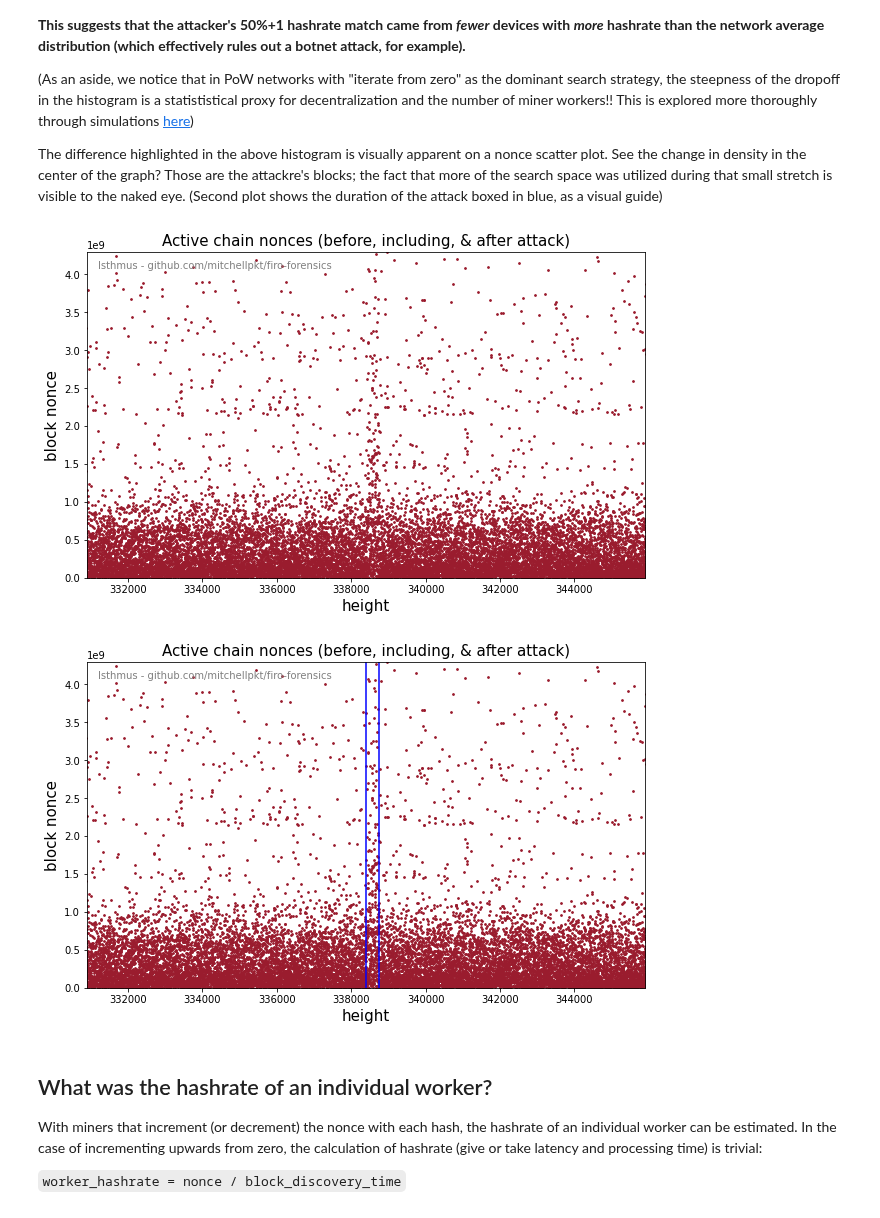
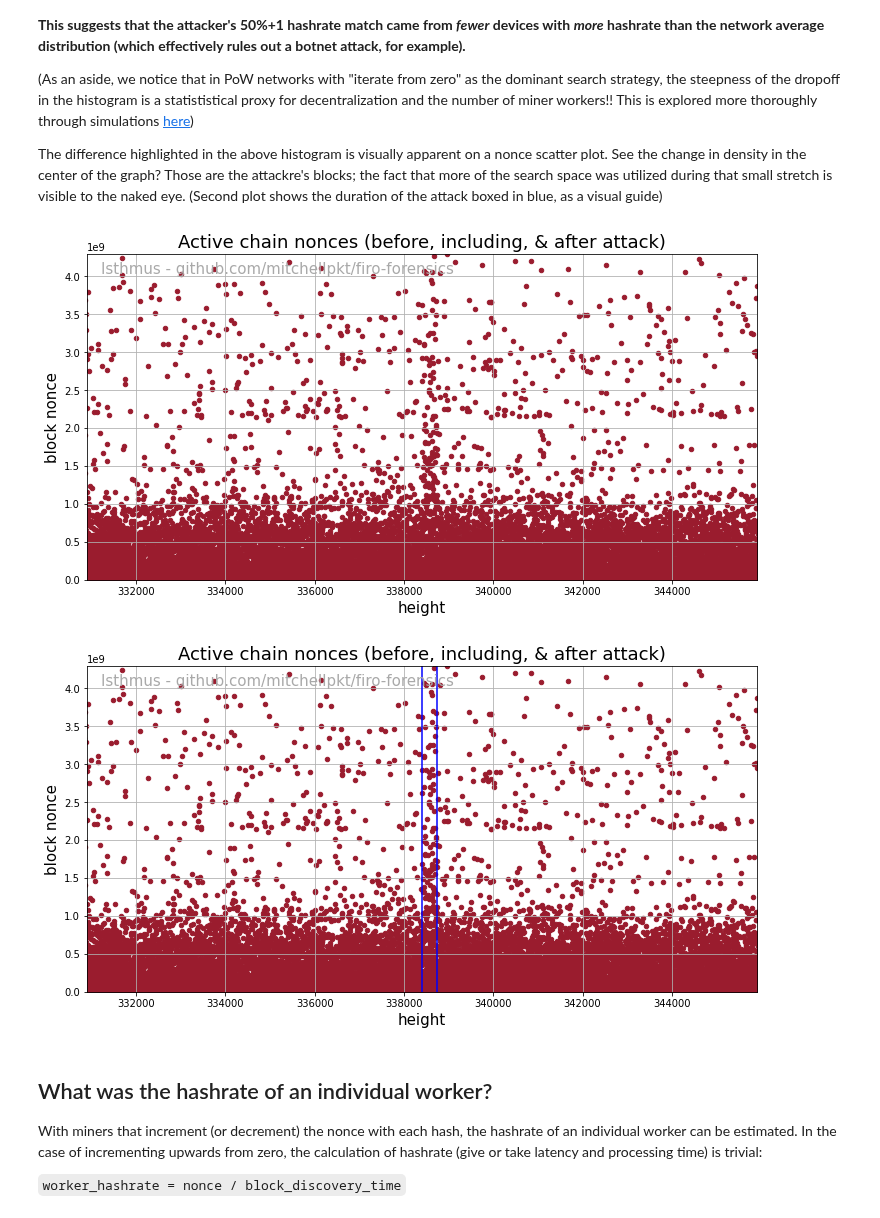
Before and after one commit to Mitchellpkt/firo-forensics, a Jupyter notebook: analysis/jupyter-python-firo-forensics.ipynb, the cells around one changed output. Drawn from its saved outputs; the diff is of its cells as text; code cells hidden in the pictures.

```diff
--- a/analysis/jupyter-python-firo-forensics.ipynb
+++ b/analysis/jupyter-python-firo-forensics.ipynb
@@ -38,9 +69,11 @@ Color theme
 # %%
-pd.set_option('display.max_rows', None)
-firo_red = (155 / 256, 28 / 256, 46 / 256)
-firo_red_array = np.array([firo_red])
-firo_gray = (244 / 256, 244 / 256, 244 / 256)
-watermark_text = "Isthmus - github.com/mitchellpkt/firo-forensics"
+firo_red: Tuple[float, float, float] = (155 / 256, 28 / 256, 46 / 256)
+firo_red_array: np.ndarray = np.array([firo_red])
+firo_gray: Tuple[float, float, float] = (244 / 256, 244 / 256, 244 / 256)
+watermark_text: str = "Isthmus - github.com/mitchellpkt/firo-forensics"
+style: isli.Style = isli.Style(color=firo_red, watermark_color='darkgray', watermark_text=watermark_text,
+                               watermark_fontsize=15, figsize=(12, 6), watermark_placement=(0.02, 0.94),
+                               median_linestyle='-')
 # %% [markdown]
 Disable scrolling in Jupyter notebooks
 # %%
@@ -61,7 +88,10 @@ abandoned_blocks.rename(columns=lambda x: x.strip(), inplace=True)
+# %%
+active_blocks: pd.DataFrame = pd.read_csv(pathlib.Path.cwd() / '..' / 'data' / 'firo_active_chain.csv', delimiter=';')
+abandoned_blocks: pd.DataFrame = pd.read_csv(pathlib.Path.cwd() / '..' / 'data' / 'firo_abandoned.csv', delimiter=';')
 # %% [markdown]
 Pull out attack blocks
 # %%
-attack_blocks = active_blocks[active_blocks['height'].isin(abandoned_blocks['height'])]
+attack_blocks = active_blocks.loc[active_blocks['height'].isin(abandoned_blocks['height']), :].reset_index(drop=True)
 # %% [markdown]
 ## Which blocks did the attacker mine?
 
@@ -236,0 +232,15 @@ plt.legend(['Blocks from 50%+1 attack', 'Firo baseline (control case)'], fontsiz
+# %%
+# Find the control blocks
+window_width: int = 15_000  # blocks
+first_attack_block: int = min(attack_blocks['height'])
+last_attack_block: int = max(attack_blocks['height'])
+window_left: int = first_attack_block - window_width // 2
+window_right: int = first_attack_block + window_width // 2
+control_blocks: pd.DataFrame = active_blocks.loc[active_blocks.height.between(window_left, window_right),
+                               :].reset_index(drop=True)
+
+# Plot the distribution of nonces on the control blocks and attack blocks over the attack timeframe
+isli.hist([attack_blocks.nonce, control_blocks.nonce],
+          legend_strings=['Blocks from 50%+1 attack', 'Firo baseline (control case)'], log_axes='y',
+          density=True, xlabel='block nonce', bins=10, title='Firo nonce distribution: reorg blocks versus baseline',
+          style=style, xlim=(0, 2 ** 32));
@@ -249,20 +261,16 @@ The difference highlighted in the above histogram is visually apparent on a nonc
 # %%
 # Plot twice; once without visual aids, once with (blue lines)
 isli.scatter(active_blocks['height'], active_blocks['nonce'], xlabel='height', ylabel='block nonce',
              xlim=(window_left, window_right), ylim=(min(active_blocks['nonce']), max(active_blocks['nonce'])),
-             markercolor=firo_red_array, figsize=(10, 6),
-             title='Active chain nonces (before, including, & after attack)', titlesize=15,
-             watermarkText=watermark_text, watermarkPlacement=(0.02, 0.95));
+             title='Active chain nonces (before, including, & after attack)', style=style.override({'markersize':20}))
 isli.scatter(active_blocks['height'], active_blocks['nonce'], xlabel='height', ylabel='block nonce',
              xlim=(window_left, window_right), ylim=(min(active_blocks['nonce']), max(active_blocks['nonce'])),
-             markercolor=firo_red_array, figsize=(10, 6),
-             title='Active chain nonces (before, including, & after attack)', titlesize=15,
-             watermarkText=watermark_text, watermarkPlacement=(0.02, 0.95));
+             title='Active chain nonces (before, including, & after attack)', style=style.override({'markersize':20}))
 plt.axvline(x=first_attack_block, color='b')
 plt.axvline(x=last_attack_block, color='b');
 # %% [output]
-[figure, old version]
+[figure, new version]
-[figure, old version]
+[figure, new version]
 # %% [markdown]
 ## What was the hashrate of an individual worker?
 With miners that increment (or decrement) the nonce with each hash, the hashrate of an individual worker can be estimated. In the case of incrementing upwards from zero, the calculation of hashrate (give or take latency and processing time) is trivial:
```
Also changed, not shown: parts of 46 cells of this notebook, 3 other files.
